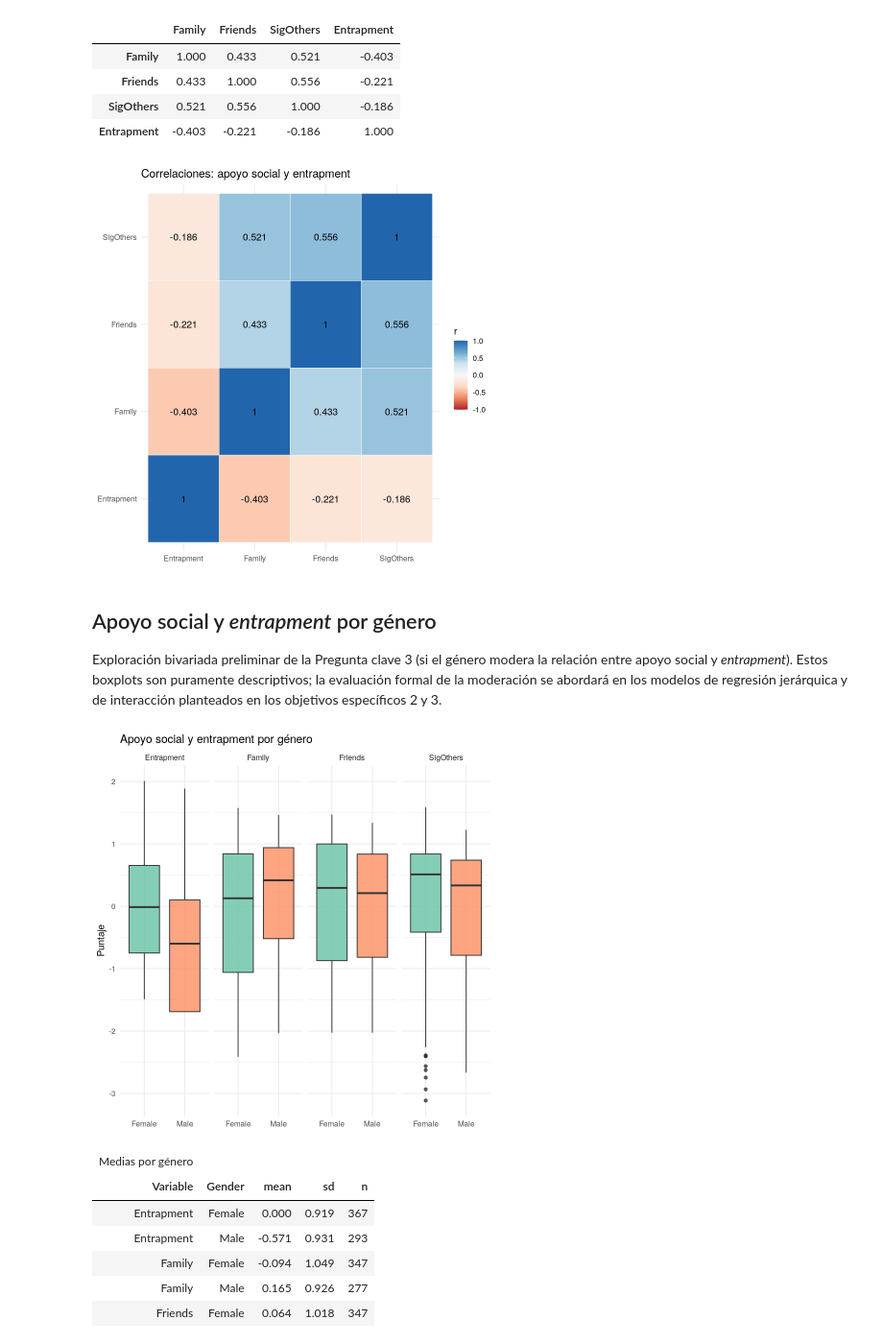
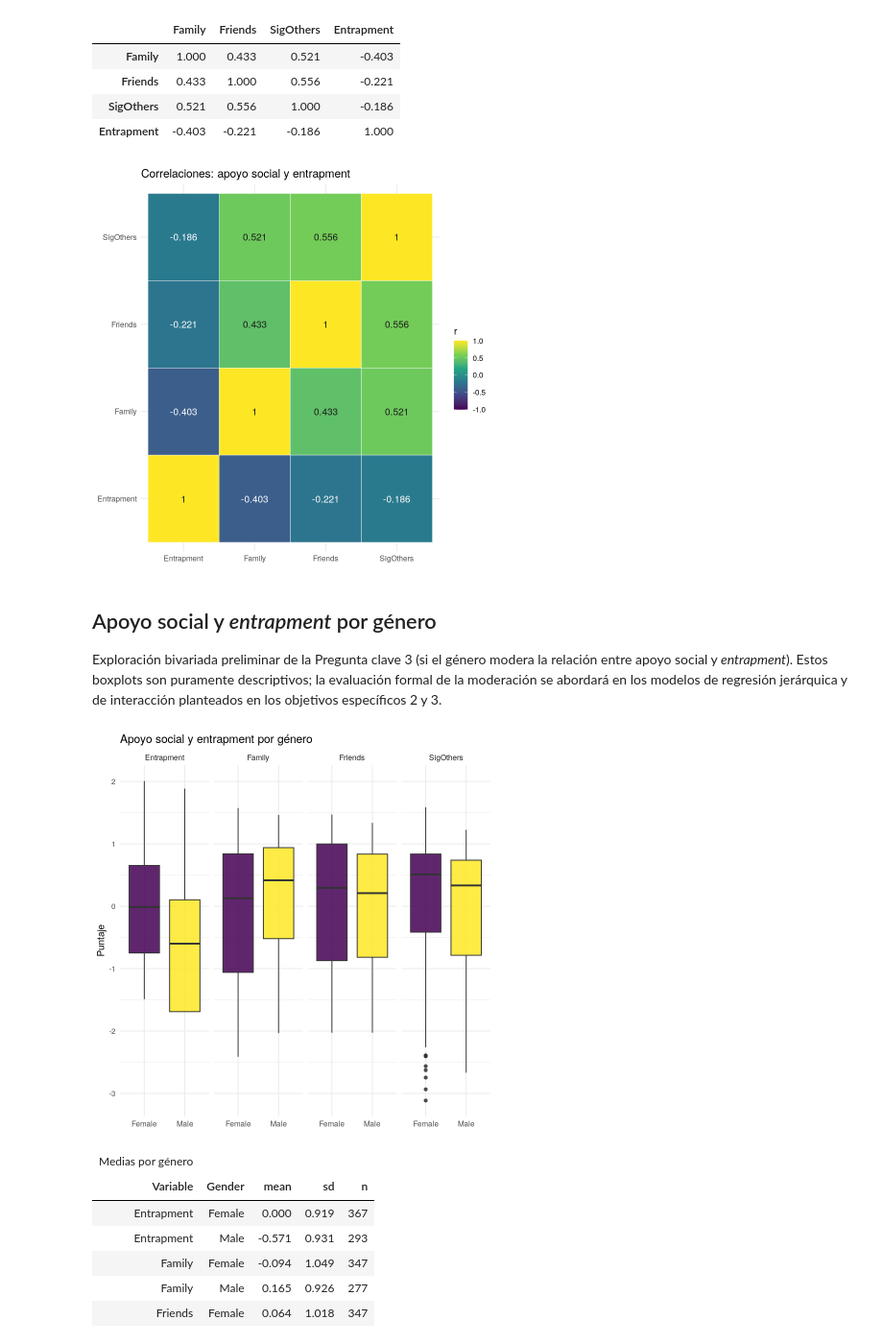
Before and after one commit to luencaro/social-support-entrapment-gender-atlantico-, a Jupyter notebook: notebooks/eda.ipynb, the cells around one changed output. Shown at 96% size. Drawn from its saved outputs; the diff is of its cells as text; code cells hidden in the pictures.

Commit message:
Viridis theme

```diff
--- a/notebooks/eda.ipynb
+++ b/notebooks/eda.ipynb
@@ -384,15 +383,16 @@ A matrix: 4 × 4 of type dbl
 # %%
 cor_mat %>%
   as.data.frame() %>%
   rownames_to_column("var1") %>%
   pivot_longer(-var1, names_to = "var2", values_to = "r") %>%
   ggplot(aes(x = var1, y = var2, fill = r)) +
   geom_tile(color = "white") +
-  geom_text(aes(label = r)) +
-  scale_fill_distiller(palette = "RdBu", direction = 1, limits = c(-1, 1)) +
+  geom_text(aes(label = r, color = r > 0.3)) +
+  scale_fill_viridis_c(limits = c(-1, 1)) +
+  scale_color_manual(values = c(`TRUE` = "grey10", `FALSE` = "white"), guide = "none") +
   labs(title = "Correlaciones: apoyo social y entrapment", x = NULL, y = NULL)
 # %% [output]
-[figure, old version]
+[figure, new version]
 # %% [markdown]
 ## Apoyo social y *entrapment* por género
 
@@ -408,12 +408,12 @@ df %>%
   pivot_longer(-Gender, names_to = "Variable", values_to = "value") %>%
   filter(!is.na(value)) %>%
   ggplot(aes(x = Gender, y = value, fill = Gender)) +
-  geom_boxplot(alpha = 0.8, show.legend = FALSE) +
+  geom_boxplot(alpha = 0.85, show.legend = FALSE) +
   facet_wrap(~ Variable, nrow = 1) +
-  scale_fill_brewer(palette = "Set2") +
+  scale_fill_viridis_d() +
   labs(title = "Apoyo social y entrapment por género", x = NULL, y = "Puntaje")
 # %% [output]
-[figure, old version]
+[figure, new version]
 # %%
 df %>%
   filter(!is.na(Gender)) %>%
```
Also changed, not shown: parts of 11 cells of this notebook.
